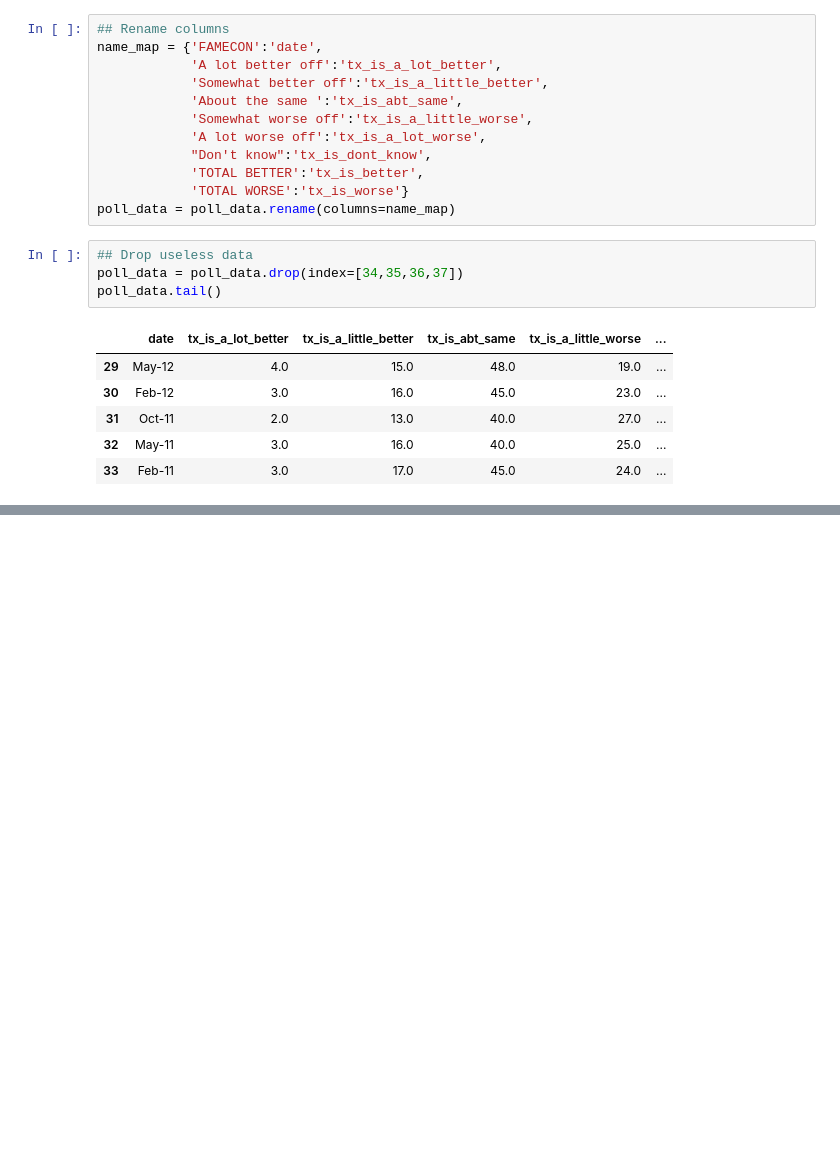
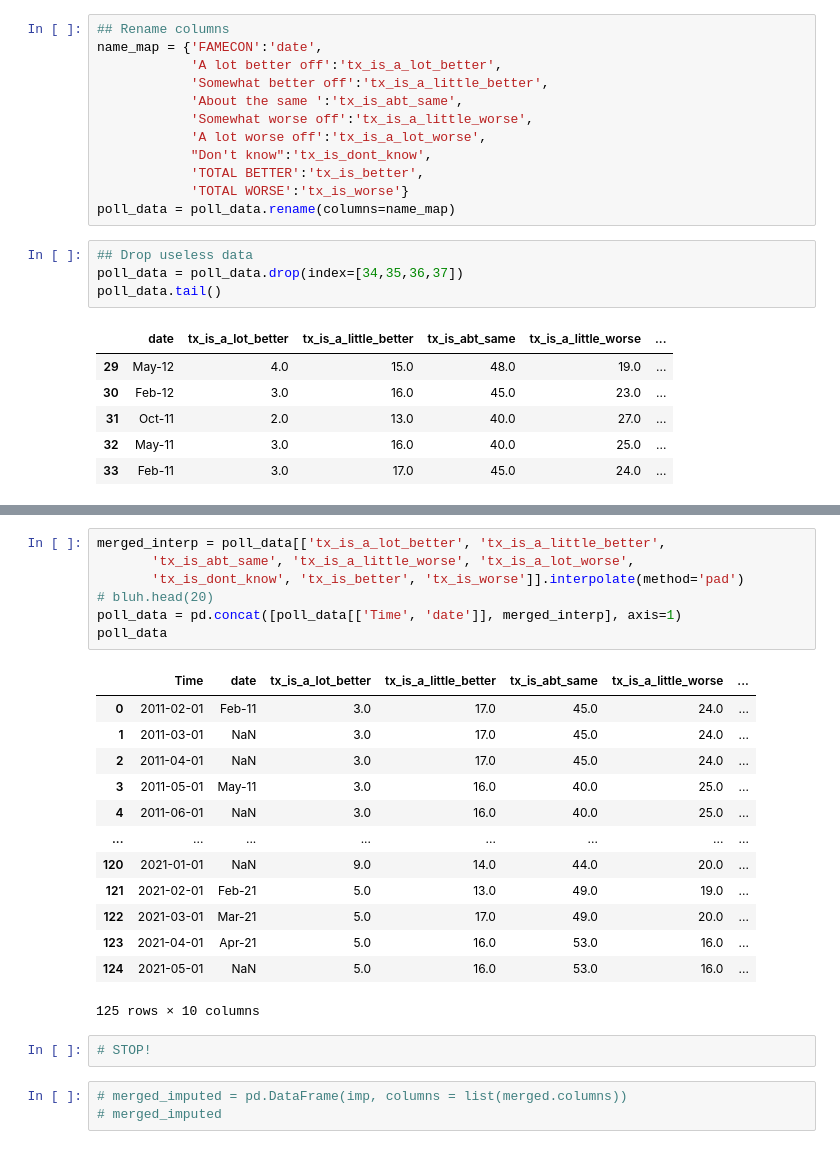
Before and after one commit to HaydenWarren/zri-forecast, a Jupyter notebook: julie/processPolling.ipynb, the cells around one changed output, grey strips where cells are left out. Saved outputs shown, nothing was run; the diff lists cells and outputs as text; blank space fills up the shorter version.

```diff
--- a/julie/processPolling.ipynb
+++ b/julie/processPolling.ipynb
@@ -37,3 +82,29 @@ poll_data['year'] = pd.DatetimeIndex(poll_data['date']).year
+# %%
+merged_interp = poll_data[['tx_is_a_lot_better', 'tx_is_a_little_better',
+       'tx_is_abt_same', 'tx_is_a_little_worse', 'tx_is_a_lot_worse',
+       'tx_is_dont_know', 'tx_is_better', 'tx_is_worse']].interpolate(method='pad')
+# bluh.head(20)
+poll_data = pd.concat([poll_data[['Time', 'date']], merged_interp], axis=1)
+poll_data
+# %% [output]
+|  | Time | date | tx_is_a_lot_better | tx_is_a_little_better | tx_is_abt_same | tx_is_a_little_worse | ... |
+| 0 | 2011-02-01 | Feb-11 | 3.0 | 17.0 | 45.0 | 24.0 | ... |
+| 1 | 2011-03-01 | NaN | 3.0 | 17.0 | 45.0 | 24.0 | ... |
+| 2 | 2011-04-01 | NaN | 3.0 | 17.0 | 45.0 | 24.0 | ... |
+| 3 | 2011-05-01 | May-11 | 3.0 | 16.0 | 40.0 | 25.0 | ... |
+| 4 | 2011-06-01 | NaN | 3.0 | 16.0 | 40.0 | 25.0 | ... |
+| ... | ... | ... | ... | ... | ... | ... | ... |
+| 120 | 2021-01-01 | NaN | 9.0 | 14.0 | 44.0 | 20.0 | ... |
+| 121 | 2021-02-01 | Feb-21 | 5.0 | 13.0 | 49.0 | 19.0 | ... |
+| 122 | 2021-03-01 | Mar-21 | 5.0 | 17.0 | 49.0 | 20.0 | ... |
+| 123 | 2021-04-01 | Apr-21 | 5.0 | 16.0 | 53.0 | 16.0 | ... |
+| 124 | 2021-05-01 | NaN | 5.0 | 16.0 | 53.0 | 16.0 | ... |
+125 rows × 10 columns
+# %%
+# STOP!
+# %%
+# merged_imputed = pd.DataFrame(imp, columns = list(merged.columns))
+# merged_imputed
 # %%
 ## add a location column to both frames for merging, and merge
 poll_data['state'] = 'TX'
```
Also changed, not shown: parts of 16 cells of this notebook, 3 other files.
